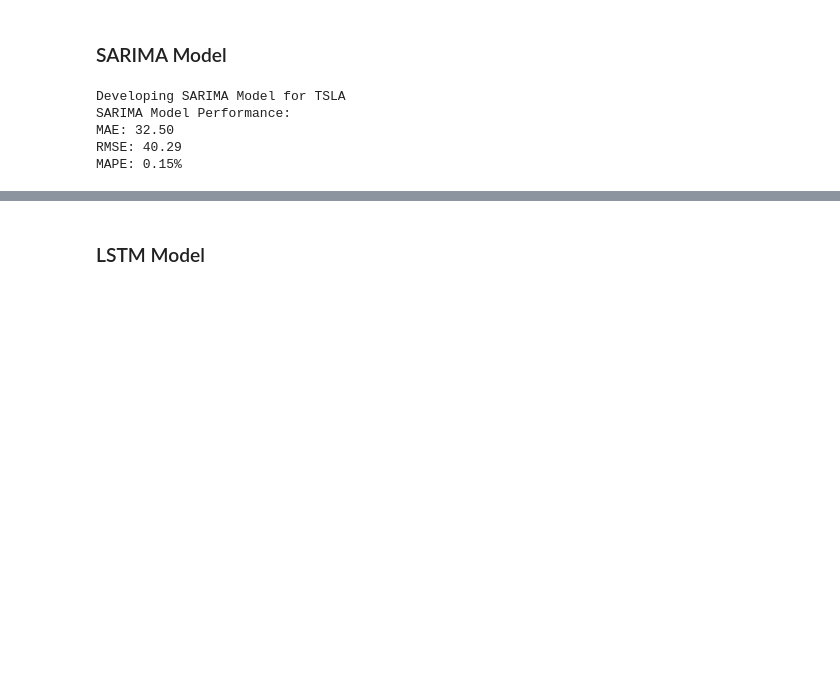
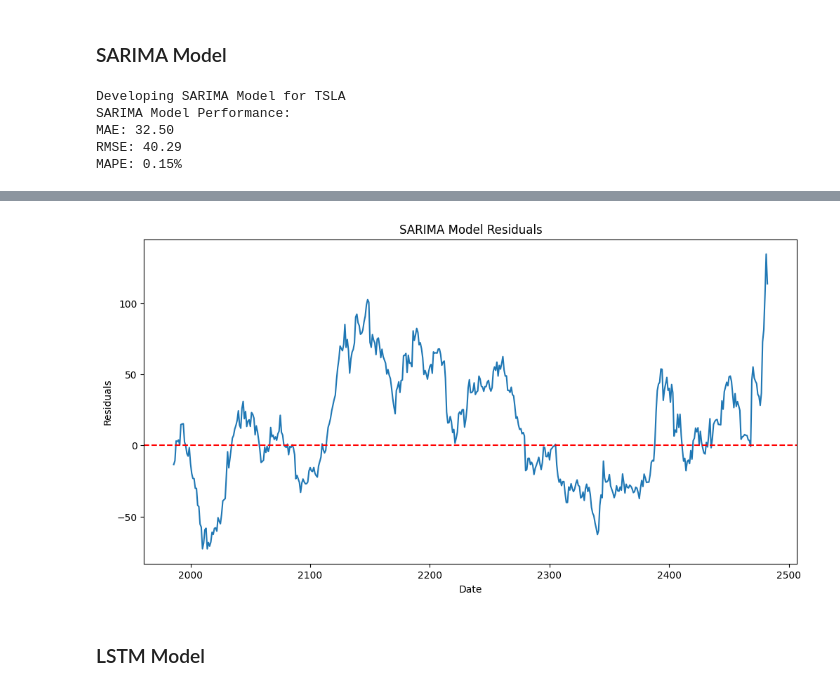
Before and after one commit to OL-YAD/portfolio-optimization-forecasting, a Jupyter notebook: notebooks/TSLA_time_series_forecasting.ipynb, the cells around one changed output, grey strips where cells are left out. Cells and saved outputs as stored; diff of their text form; code cells hidden in the pictures; blank space fills up the shorter version.

```diff
--- a/notebooks/TSLA_time_series_forecasting.ipynb
+++ b/notebooks/TSLA_time_series_forecasting.ipynb
@@ -107,3 +136,14 @@ MAPE: 0.15%
+# %%
+residuals = df_TSLA_test['Close'] - sarima_forecast
+plt.figure(figsize=(12, 6))
+plt.plot(residuals)
+plt.axhline(y=0, color='red', linestyle='--')
+plt.title("SARIMA Model Residuals")
+plt.xlabel("Date")
+plt.ylabel("Residuals")
+plt.show()
+# %% [output]
+[figure, added]
 # %% [markdown]
 ### LSTM Model
 # %%
```
Also changed, not shown: parts of 3 cells of this notebook.
